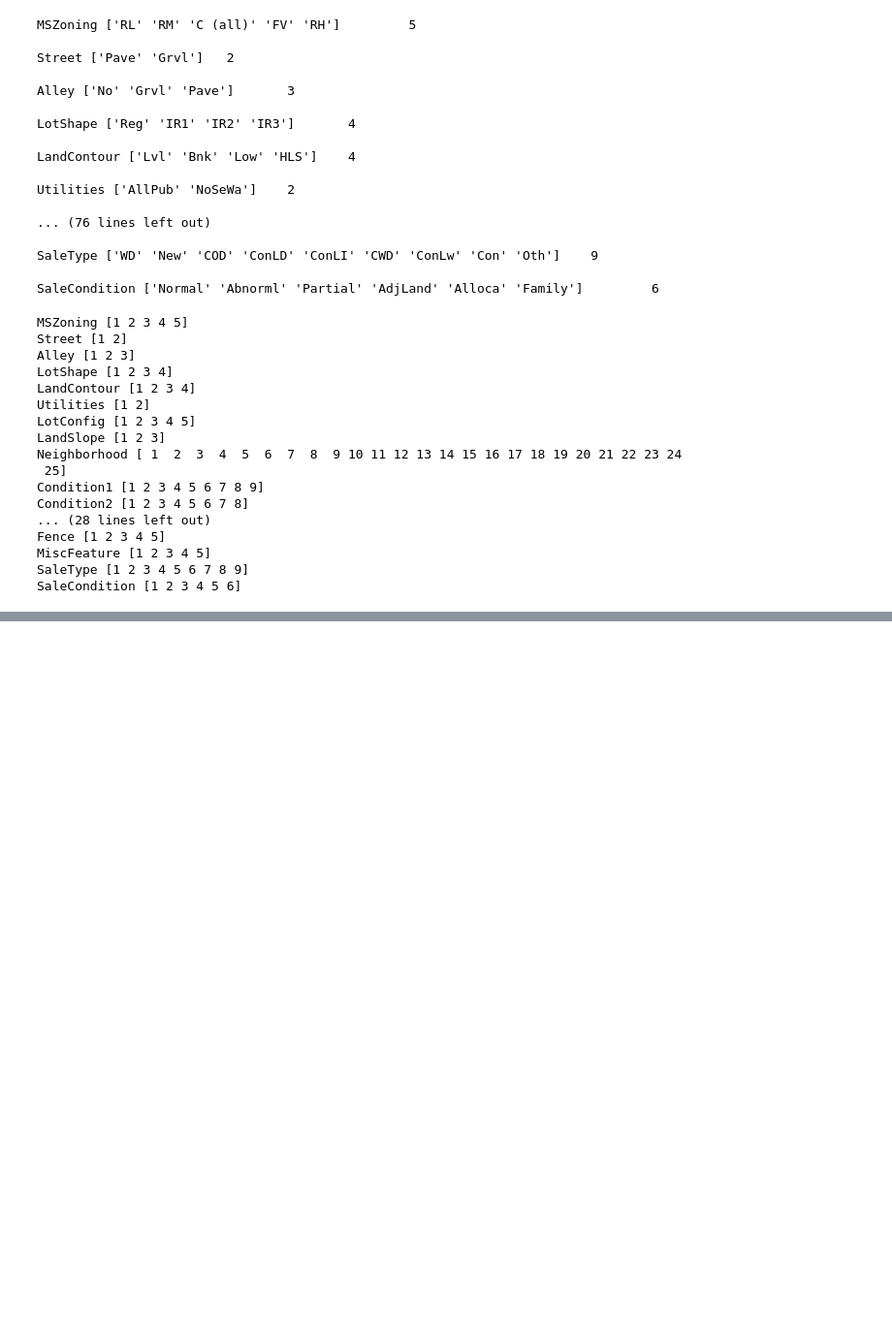
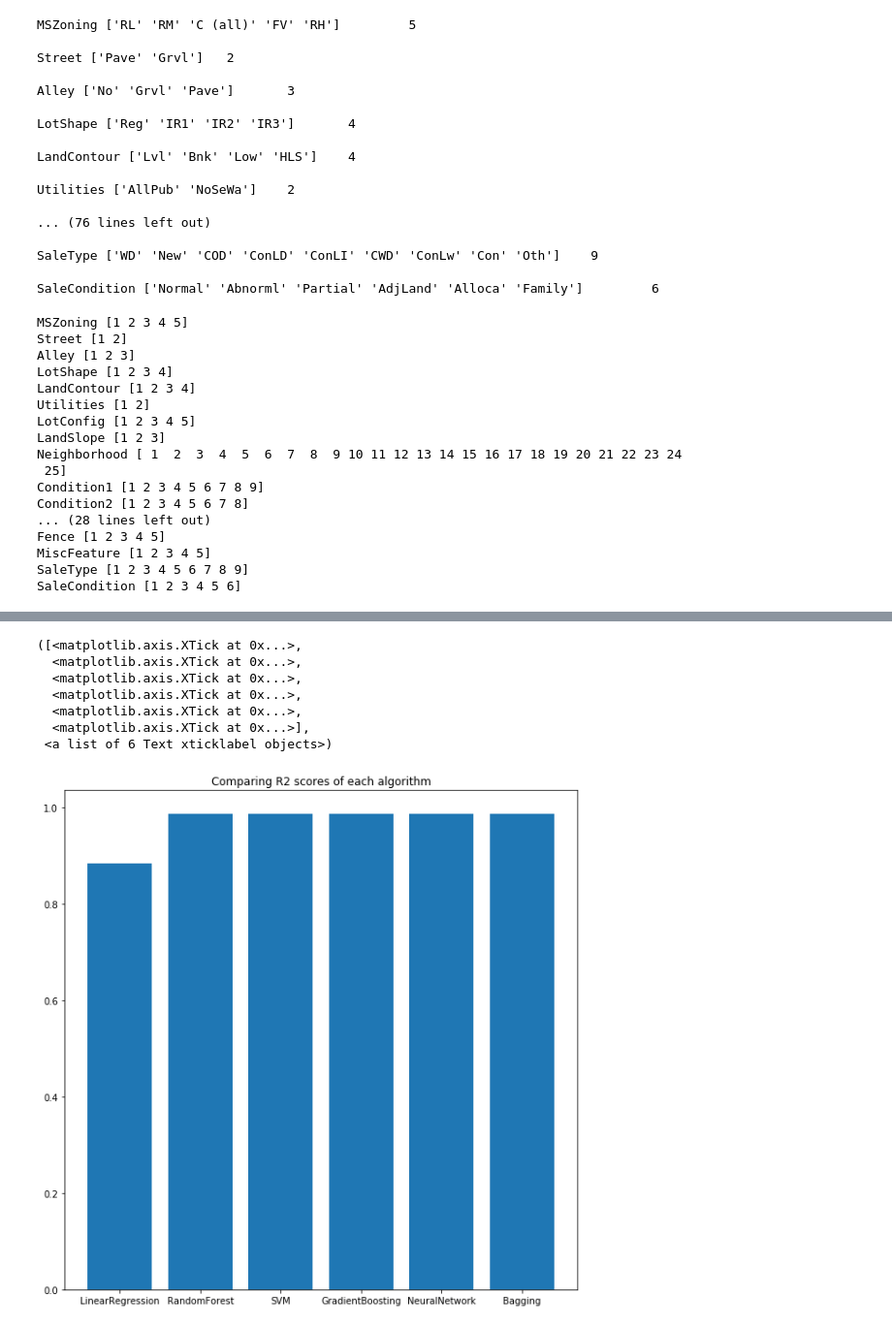
Before and after one commit to MDM0764/Bangalore-House-Price-Prediction, a Jupyter notebook: Beta.ipynb, the cells around one changed output, grey strips where cells are left out. Shown at 97% size. Cells and saved outputs as stored; diff of their text form; code cells hidden in the pictures; blank space fills up the shorter version.

```diff
--- a/Beta.ipynb
+++ b/Beta.ipynb
@@ -397,0 +863,14 @@ Mean square error:  0.015099778075310816
+# %%
+plt.figure(figsize=(10,10))
+plt.title('Comparing R2 scores of each algorithm')
+plt.bar(range(len(R2)), list(R2.values()), align='center')
+plt.xticks(range(len(R2)), list(R2.keys()))
+# %% [output]
+([<matplotlib.axis.XTick at 0x...>,
+  <matplotlib.axis.XTick at 0x...>,
+  <matplotlib.axis.XTick at 0x...>,
+  <matplotlib.axis.XTick at 0x...>,
+  <matplotlib.axis.XTick at 0x...>,
+  <matplotlib.axis.XTick at 0x...>],
+ <a list of 6 Text xticklabel objects>)
+[figure, added]
```
Also changed, not shown: parts of 33 cells of this notebook, 5 other files.
